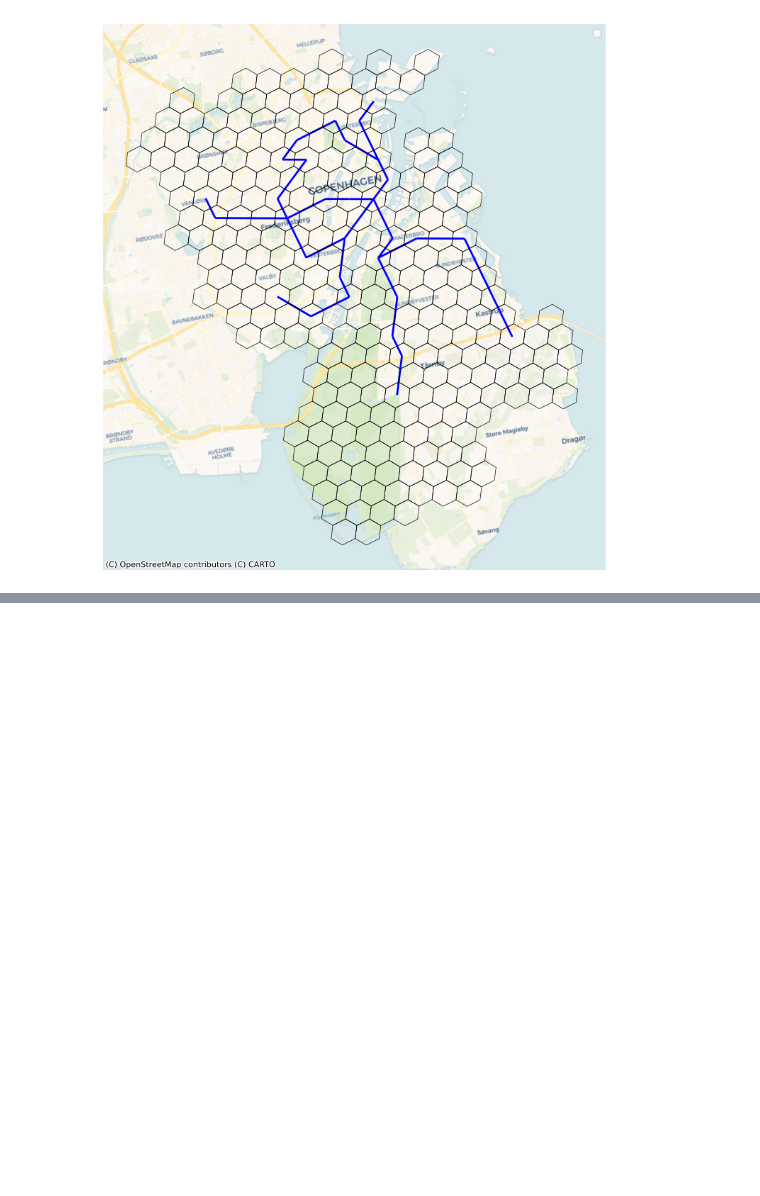
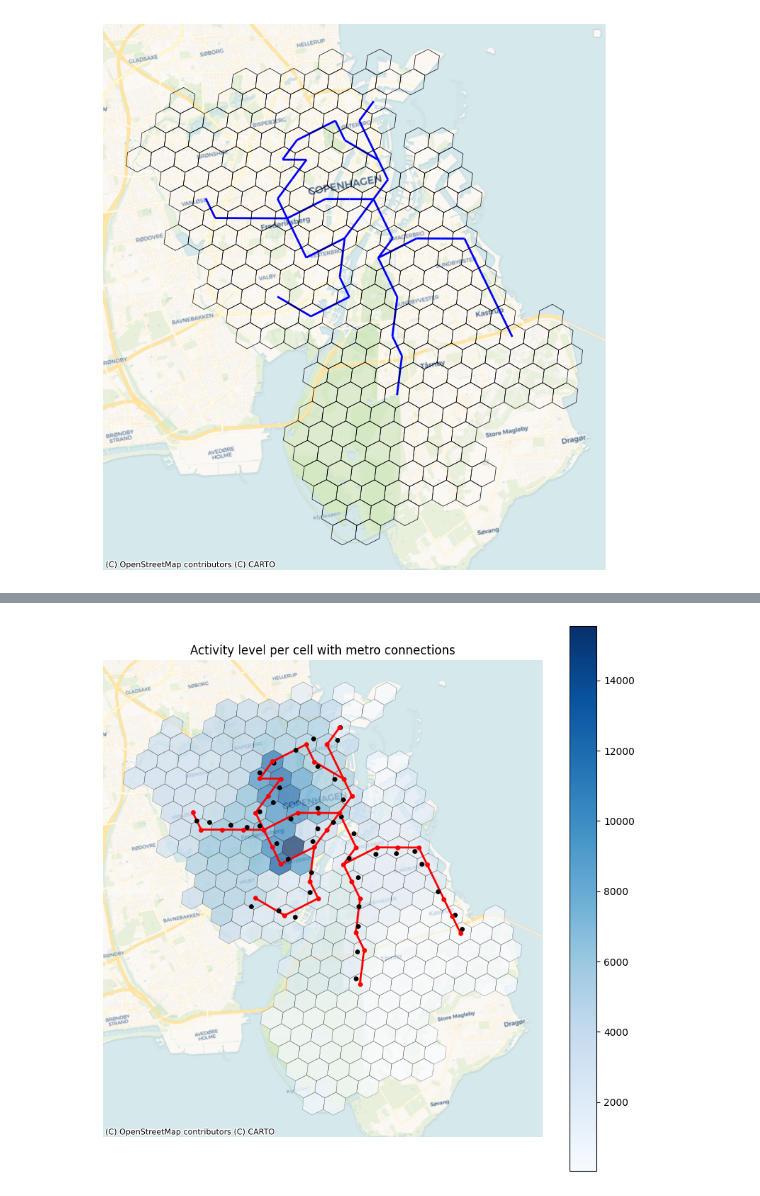
Before and after one commit to jevgbur/Genetic-algorithms-metro-optimization, a Jupyter notebook: basic_genetic/GA_overlapped_map.ipynb, the cells around one changed output, grey strips where cells are left out. Cells and saved outputs as stored; diff of their text form; code cells hidden in the pictures; blank space fills up the shorter version.

```diff
--- a/basic_genetic/GA_overlapped_map.ipynb
+++ b/basic_genetic/GA_overlapped_map.ipynb
@@ -723,0 +744,90 @@ plt.show()
+# %%
+import matplotlib.pyplot as plt
+import geopandas as gpd
+from shapely.geometry import LineString
+import contextily as cx
+
+# Merge weights into grid
+grid_heatmap = grid.merge(
+    pointes_weighted[["cell_id", "weight"]],
+    on="cell_id",
+    how="left"
+)
+
+# Fill missing weights if needed, then convert
+grid_heatmap["weight"] = grid_heatmap["weight"].fillna(0)
+grid_heatmap["weight_int"] = grid_heatmap["weight"].astype(int)
+
+# Create metro edge lines
+G_metro_edges = list(G_metro.edges())
+edge_lines = []
+
+for edge in G_metro_edges:
+    cell_id_1, cell_id_2 = edge
+    point_1 = grid.loc[grid["cell_id"] == cell_id_1, "centroid"].iloc[0]
+    point_2 = grid.loc[grid["cell_id"] == cell_id_2, "centroid"].iloc[0]
+    edge_lines.append(LineString([point_1, point_2]))
+
+edge_gdf = gpd.GeoDataFrame(geometry=edge_lines, crs=grid.crs)
+
+# Plot everything together
+fig, ax = plt.subplots(figsize=(10, 10))
+
+# Heatmap layer
+grid_heatmap.plot(
+    ax=ax,
+    column="weight_int",
+    cmap="Blues",
+    legend=True,
+    alpha=0.7,
+    edgecolor="none"
+)
+
+# Metro lines on top
+edge_gdf.plot(
+    ax=ax,
+    color="red",
+    linewidth=2,
+    zorder=3
+)
+
+# Optional: grid boundaries
+grid.boundary.plot(
+    ax=ax,
+    color="black",
+    linewidth=0.3,
+    alpha=0.5,
+    zorder=2
+)
+
+# Add the station nodes on top of everything
+gdf_stops_3857[gdf_stops_3857['location_type'] == 0].plot(
+    ax=ax,
+    color='black',
+    markersize=15,
+    zorder=4,
+    label="Metro Stations"
+)
+
+# Add the centroids of hexagons with a stations assosciated with them in the visualisation
+grid_centroids[grid_centroids["cell_id"].isin(df_points["cell_id"])].plot(
+    ax=ax,
+    color='red',
+    markersize=15,
+    zorder=5,
+    label="Hexagons with Metro Stations"
+)
+
+# Basemap underneath everything
+cx.add_basemap(
+    ax=ax,
+    source=cx.providers.CartoDB.Voyager,
+    crs=grid.crs,
+    zoom='auto'
+)
+
+ax.set_axis_off()
+ax.set_title("Activity level per cell with metro connections")
+plt.show()
+# %% [output]
+[figure, added]
```
Also changed, not shown: parts of 6 cells of this notebook.
